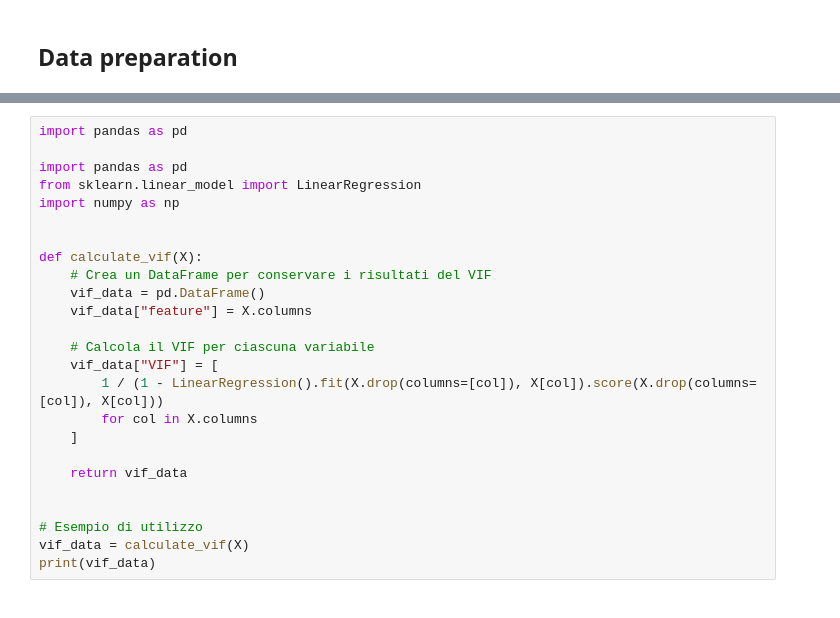
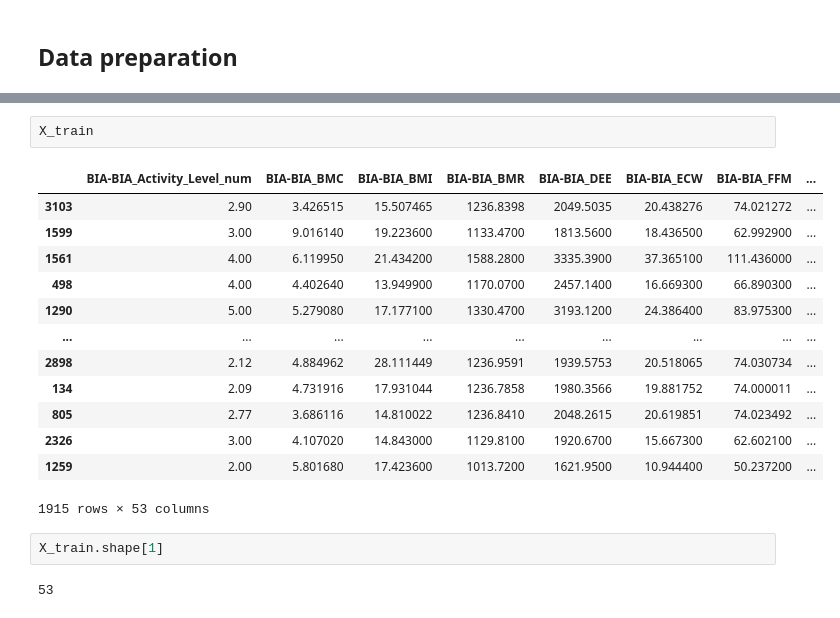
Before and after one commit to EliaCoro/progetto_dwm, a Jupyter notebook: work/progetto.ipynb, the cells around one changed output, grey strips where cells are left out. Cells and saved outputs as stored; diff of their text form.

```diff
--- a/work/progetto.ipynb
+++ b/work/progetto.ipynb
@@ -240,25 +303,20 @@ plt.show()
-# %%
-import pandas as pd
-
-import pandas as pd
-from sklearn.linear_model import LinearRegression
-import numpy as np
-
-
-def calculate_vif(X):
-    # Crea un DataFrame per conservare i risultati del VIF
-    vif_data = pd.DataFrame()
-    vif_data["feature"] = X.columns
-
-    # Calcola il VIF per ciascuna variabile
-    vif_data["VIF"] = [
-        1 / (1 - LinearRegression().fit(X.drop(columns=[col]), X[col]).score(X.drop(columns=[col]), X[col]))
-        for col in X.columns
-    ]
-
-    return vif_data
-
-
-# Esempio di utilizzo
-vif_data = calculate_vif(X)
-print(vif_data)
+# %%
+X_train
+# %% [output]
+|  | BIA-BIA_Activity_Level_num | BIA-BIA_BMC | BIA-BIA_BMI | BIA-BIA_BMR | BIA-BIA_DEE | BIA-BIA_ECW | BIA-BIA_FFM | ... |
+| 3103 | 2.90 | 3.426515 | 15.507465 | 1236.8398 | 2049.5035 | 20.438276 | 74.021272 | ... |
+| 1599 | 3.00 | 9.016140 | 19.223600 | 1133.4700 | 1813.5600 | 18.436500 | 62.992900 | ... |
+| 1561 | 4.00 | 6.119950 | 21.434200 | 1588.2800 | 3335.3900 | 37.365100 | 111.436000 | ... |
+| 498 | 4.00 | 4.402640 | 13.949900 | 1170.0700 | 2457.1400 | 16.669300 | 66.890300 | ... |
+| 1290 | 5.00 | 5.279080 | 17.177100 | 1330.4700 | 3193.1200 | 24.386400 | 83.975300 | ... |
+| ... | ... | ... | ... | ... | ... | ... | ... | ... |
+| 2898 | 2.12 | 4.884962 | 28.111449 | 1236.9591 | 1939.5753 | 20.518065 | 74.030734 | ... |
+| 134 | 2.09 | 4.731916 | 17.931044 | 1236.7858 | 1980.3566 | 19.881752 | 74.000011 | ... |
+| 805 | 2.77 | 3.686116 | 14.810022 | 1236.8410 | 2048.2615 | 20.619851 | 74.023492 | ... |
+| 2326 | 3.00 | 4.107020 | 14.843000 | 1129.8100 | 1920.6700 | 15.667300 | 62.602100 | ... |
+| 1259 | 2.00 | 5.801680 | 17.423600 | 1013.7200 | 1621.9500 | 10.944400 | 50.237200 | ... |
+1915 rows × 53 columns
+# %%
+X_train.shape[1]
+# %% [output]
+53
```
Also changed, not shown: parts of 12 cells of this notebook, 1 other file.
